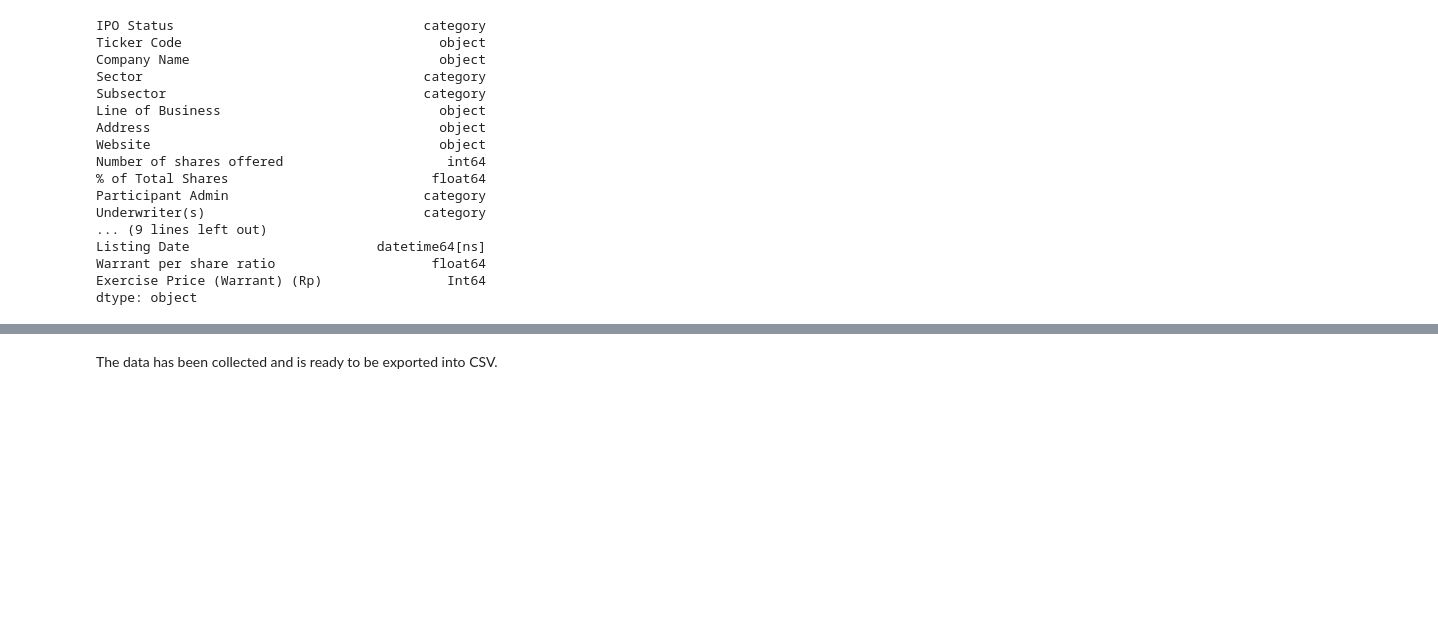
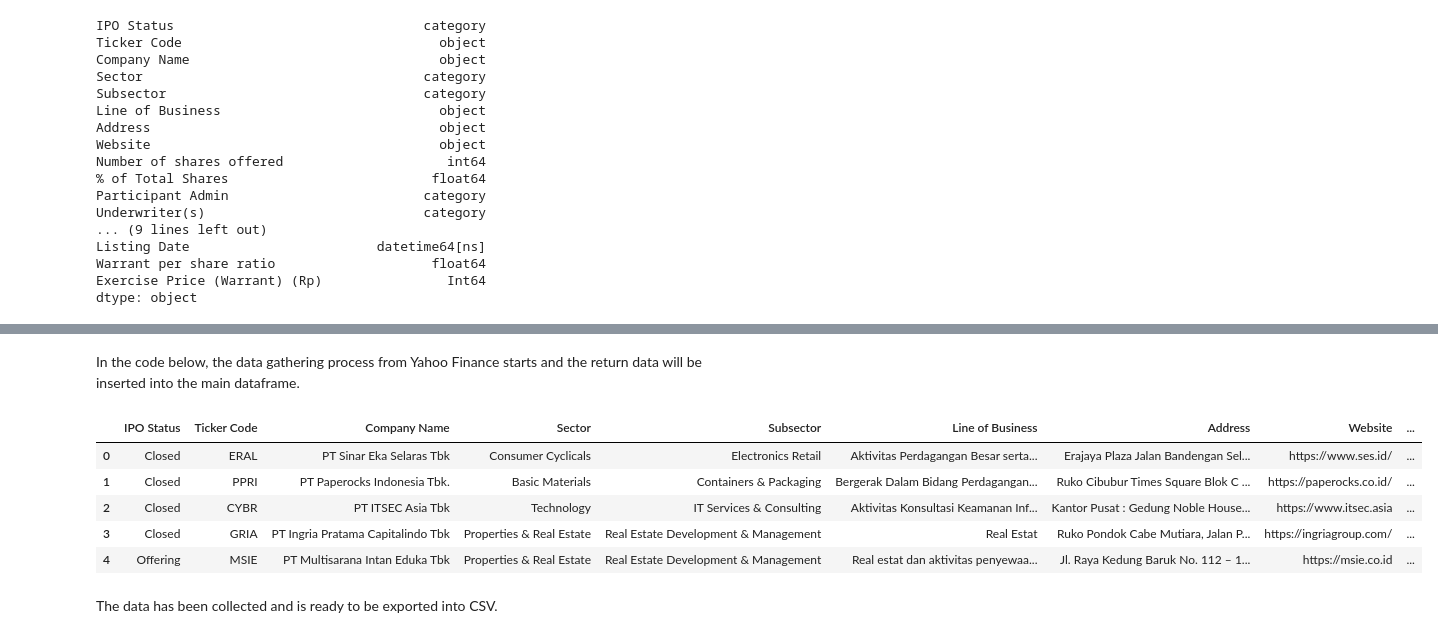
Before and after one commit to ImNash-Fahmi/Scraping-e-IPO-Data-Using-Selenium, a Jupyter notebook: scraping-e-ipo-data-using-selenium.ipynb, the cells around one changed output, grey strips where cells are left out. Cells and saved outputs as stored; diff of their text form; code cells hidden in the pictures; blank space fills up the shorter version.

Commit message:
Kaggle Notebook | Scraping e-IPO Data Using Selenium | Version 72

```diff
--- a/scraping-e-ipo-data-using-selenium.ipynb
+++ b/scraping-e-ipo-data-using-selenium.ipynb
@@ -688,3 +717,55 @@ dtype: object
+# %%
+def get_closing_price(stock_symbol, pandas_date):
+    ticker = yf.Ticker(stock_symbol)
+    close = ticker.history(period='1d',
+                           start=pandas_date,
+                           end=pandas_date + datetime.timedelta(days=7))['Close']
+    if close.empty:
+        return [None]
+    else:
+        return close.iloc[0:3].tolist()
+
+def close_to_return(lst):
+    if None in lst:
+        return None
+    else:
+        return [(lst[i] - lst[i-1]) / lst[i-1] for i in range(1, len(lst))]
+# %% [markdown]
+In the code below, the data gathering process from Yahoo Finance starts and the return data will be inserted into the main dataframe.
+# %%
+keyList_return = ["Return H+1",
+           "Return H+2",
+           "Return H+3"
+          ]
+
+database_return = {key: [] for key in keyList_return}
+
+for ticker, final, listing in zip(table["Ticker Code"], table["Final Price (Rp)"], table["Listing Date"]):
+    return_data = close_to_return([final] + get_closing_price(ticker+".JK", listing))
+
+
+    if return_data is None:
+        return_data = [None]*3
+    else:
+        diff_len = 3 - len(return_data)
+        return_data = return_data + [None]*diff_len
+
+    #Update
+    for key, return_value in zip(database_return.keys(), return_data):
+        database_return[key].append(return_value)
+
+#Updating Main DataFrame
+table[["Return H+1","Return H+2","Return H+3"]] = pd.DataFrame.from_dict(database_return)
+# %%
+#Display DataFrame
+table.head()
+# %% [output]
+|  | IPO Status | Ticker Code | Company Name | Sector | Subsector | Line of Business | Address | Website | ... |
+| 0 | Closed | ERAL | PT Sinar Eka Selaras Tbk | Consumer Cyclicals | Electronics Retail | Aktivitas Perdagangan Besar serta... | Erajaya Plaza Jalan Bandengan Sel... | https://www.ses.id/ | ... |
+| 1 | Closed | PPRI | PT Paperocks Indonesia Tbk. | Basic Materials | Containers & Packaging | Bergerak Dalam Bidang Perdagangan... | Ruko Cibubur Times Square Blok C ... | https://paperocks.co.id/ | ... |
+| 2 | Closed | CYBR | PT ITSEC Asia Tbk | Technology | IT Services & Consulting | Aktivitas Konsultasi Keamanan Inf... | Kantor Pusat : Gedung Noble House... | https://www.itsec.asia | ... |
+| 3 | Closed | GRIA | PT Ingria Pratama Capitalindo Tbk | Properties & Real Estate | Real Estate Development & Management | Real Estat | Ruko Pondok Cabe Mutiara, Jalan P... | https://ingriagroup.com/ | ... |
+| 4 | Offering | MSIE | PT Multisarana Intan Eduka Tbk | Properties & Real Estate | Real Estate Development & Management | Real estat dan aktivitas penyewaa... | Jl. Raya Kedung Baruk No. 112 – 1... | https://msie.co.id | ... |
 # %% [markdown]
 The data has been collected and is ready to be exported into CSV.
 # %%
```
Also changed, not shown: parts of 12 cells of this notebook.
